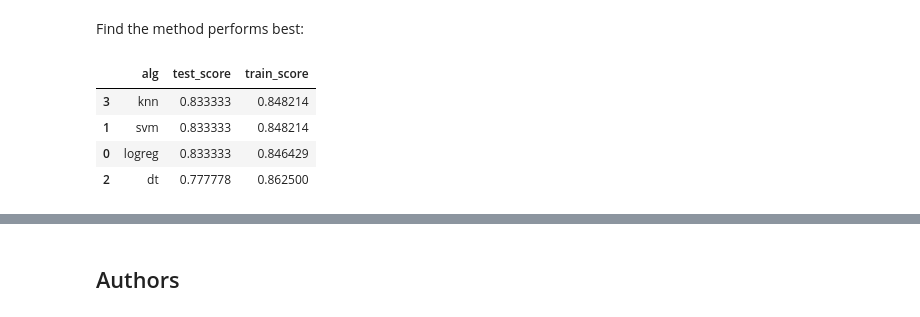
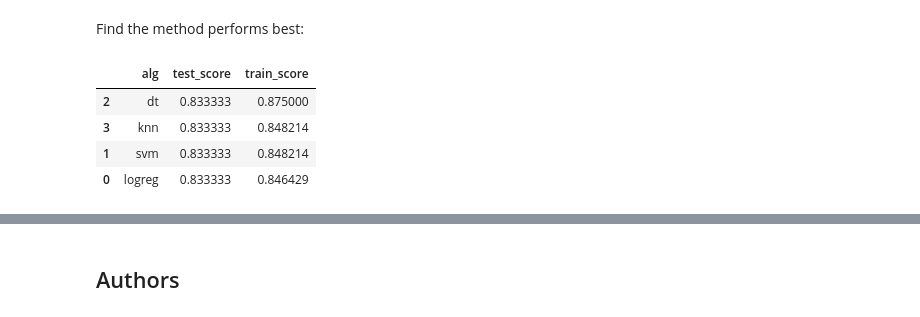
Before and after one commit to ant1257/coursera_ds_capstone, a Jupyter notebook: w04-01-SpaceX_Machine Learning Prediction_Part_5.ipynb, the cells around one changed output, grey strips where cells are left out. Cells and saved outputs as stored; diff of their text form; code cells hidden in the pictures.

```diff
--- a/w04-01-SpaceX_Machine Learning Prediction_Part_5.ipynb
+++ b/w04-01-SpaceX_Machine Learning Prediction_Part_5.ipynb
@@ -188,5 +188,5 @@ parameters ={
 
 # parameters ={"C":[0.01,0.1,1],'penalty':['l2'], 'solver':['lbfgs']}# l1 lasso l2 ridge
 # lr = LogisticRegression()
-logreg_cv = GridSearchCV(LogisticRegression(), param_grid = parameters, scoring = 'accuracy', cv = 10).fit(X_train, y_train)
+logreg_cv = GridSearchCV(LogisticRegression(), param_grid = parameters, scoring = 'accuracy', cv = 10).fit(X_train, Y_train)
 # %% [output]
@@ -236,5 +234,5 @@ parameters = {
 }
 
 # svm = SVC()
-svm_cv = GridSearchCV(SVC(), param_grid = parameters, cv = 10, scoring = 'accuracy').fit(X_train, y_train)
+svm_cv = GridSearchCV(SVC(), param_grid = parameters, cv = 10, scoring = 'accuracy').fit(X_train, Y_train)
 # %% [output]
@@ -278,5 +277,5 @@ parameters = {
 }
 
 # tree = DecisionTreeClassifier()
-tree_cv = GridSearchCV(DecisionTreeClassifier(), param_grid = parameters, cv = 10, scoring = 'accuracy').fit(X_train, y_train)
+tree_cv = GridSearchCV(DecisionTreeClassifier(), param_grid = parameters, cv = 10, scoring = 'accuracy').fit(X_train, Y_train)
 # %% [output]
@@ -317,5 +317,5 @@ parameters = {
 }
 
 # KNN = KNeighborsClassifier()
-knn_cv = GridSearchCV(KNeighborsClassifier(), param_grid = parameters, cv = 10, scoring = 'accuracy').fit(X_train, y_train)
+knn_cv = GridSearchCV(KNeighborsClassifier(), param_grid = parameters, cv = 10, scoring = 'accuracy').fit(X_train, Y_train)
 # %% [output]
@@ -348,27 +349,27 @@ Find the method performs best:
 # %%
 clf_score = {
     'logreg': logreg_cv,
     'svm': svm_cv,
     'dt': tree_cv,
     'knn': knn_cv
 }
 
 df_clf = pd.DataFrame()
 
 for key, item in clf_score.items():
     df_clf = df_clf.append(
         {
             'alg': key,
             'train_score': item.best_score_,
-            'test_score': item.score(X_test, y_test)
+            'test_score': item.score(X_test, Y_test)
         }, ignore_index = True
     )
 
 df_clf.sort_values(by = ['test_score', 'train_score'], ascending = [False, False], inplace = True)
 df_clf
 # %% [output]
 |  | alg | test_score | train_score |
+| 2 | dt | 0.833333 | 0.875000 |
 | 3 | knn | 0.833333 | 0.848214 |
 | 1 | svm | 0.833333 | 0.848214 |
 | 0 | logreg | 0.833333 | 0.846429 |
-| 2 | dt | 0.777778 | 0.862500 |
```
Also changed, not shown: parts of 20 cells of this notebook, 24 other files.
